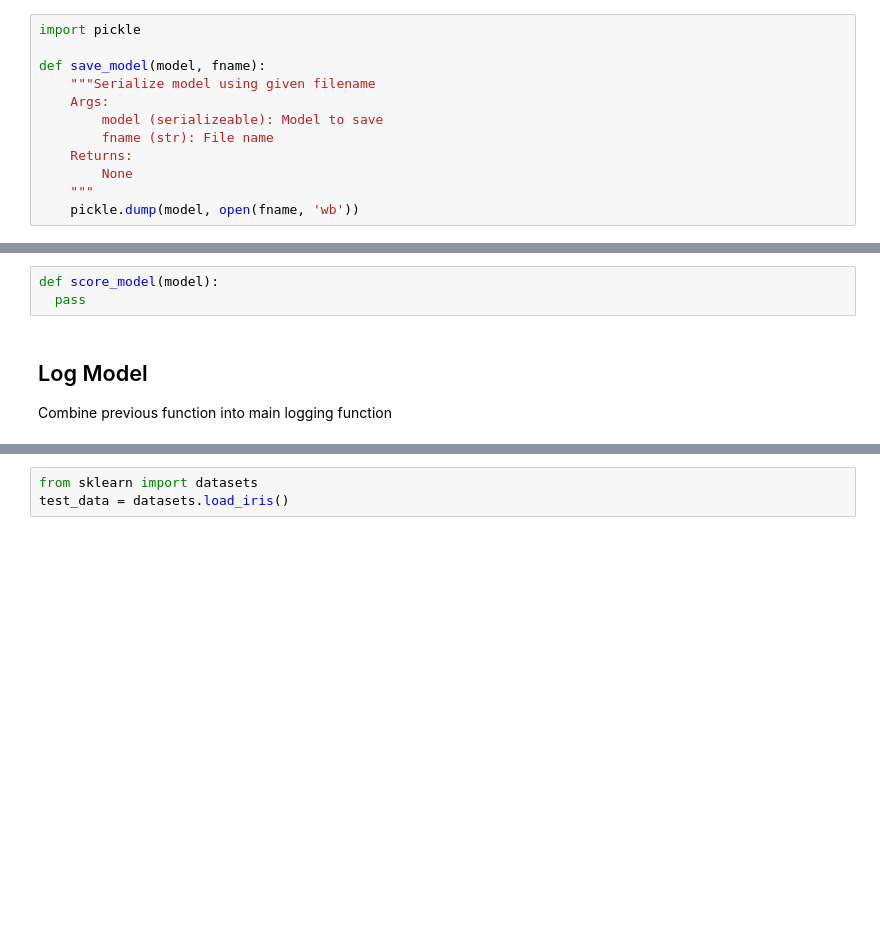
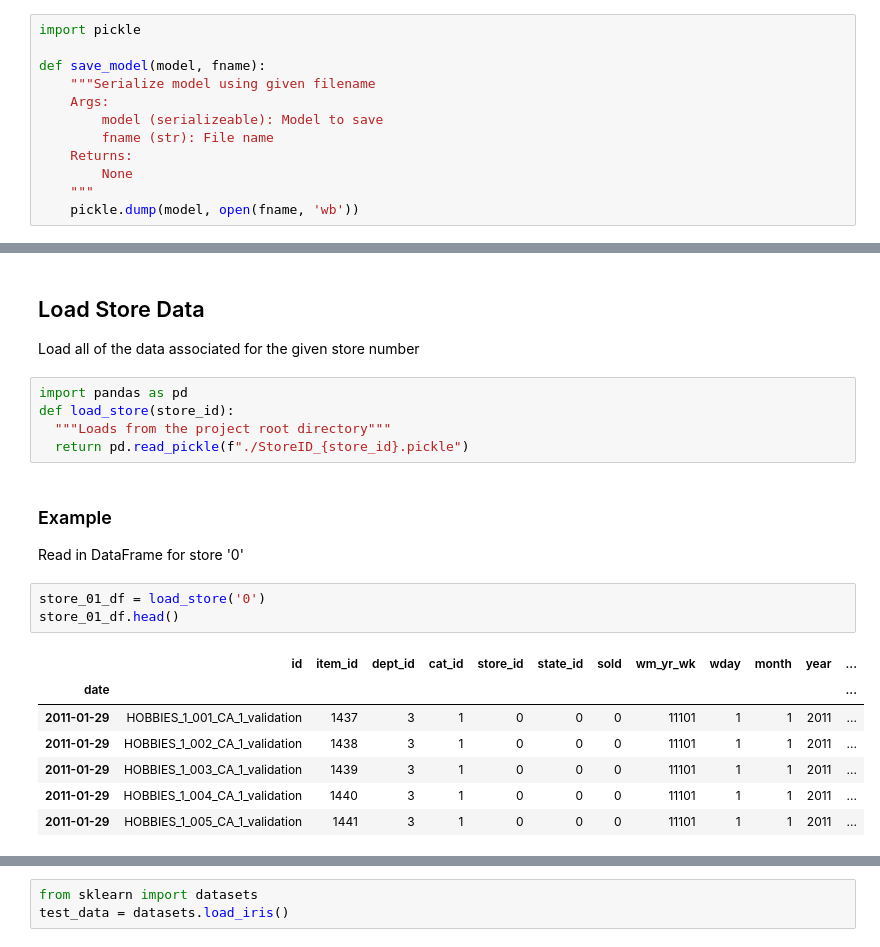
Before and after one commit to torokmg/m5-time-series, a Jupyter notebook: m5_initial.ipynb, the cells around one changed output, grey strips where cells are left out. Saved outputs shown, nothing was run; the diff lists cells and outputs as text; blank space fills up the shorter version.

```diff
--- a/m5_initial.ipynb
+++ b/m5_initial.ipynb
@@ -35,6 +36,22 @@ def save_model(model, fname):
-# %%
-def score_model(model):
-  pass
-# %% [markdown]
-## Log Model
-Combine previous function into main logging function
+# %% [markdown]
+## Load Store Data
+Load all of the data associated for the given store number
+# %%
+import pandas as pd
+def load_store(store_id):
+  """Loads from the project root directory"""
+  return pd.read_pickle(f"./StoreID_{store_id}.pickle")
+# %% [markdown]
+### Example
+Read in DataFrame for store '0'
+# %%
+store_01_df = load_store('0')
+store_01_df.head()
+# %% [output]
+|  | id | item_id | dept_id | cat_id | store_id | state_id | sold | wm_yr_wk | wday | month | year | ... |
+| date |  |  |  |  |  |  |  |  |  |  |  | ... |
+| 2011-01-29 | HOBBIES_1_001_CA_1_validation | 1437 | 3 | 1 | 0 | 0 | 0 | 11101 | 1 | 1 | 2011 | ... |
+| 2011-01-29 | HOBBIES_1_002_CA_1_validation | 1438 | 3 | 1 | 0 | 0 | 0 | 11101 | 1 | 1 | 2011 | ... |
+| 2011-01-29 | HOBBIES_1_003_CA_1_validation | 1439 | 3 | 1 | 0 | 0 | 0 | 11101 | 1 | 1 | 2011 | ... |
+| 2011-01-29 | HOBBIES_1_004_CA_1_validation | 1440 | 3 | 1 | 0 | 0 | 0 | 11101 | 1 | 1 | 2011 | ... |
+| 2011-01-29 | HOBBIES_1_005_CA_1_validation | 1441 | 3 | 1 | 0 | 0 | 0 | 11101 | 1 | 1 | 2011 | ... |
```
Also changed, not shown: parts of 25 cells of this notebook, 1 other file.
